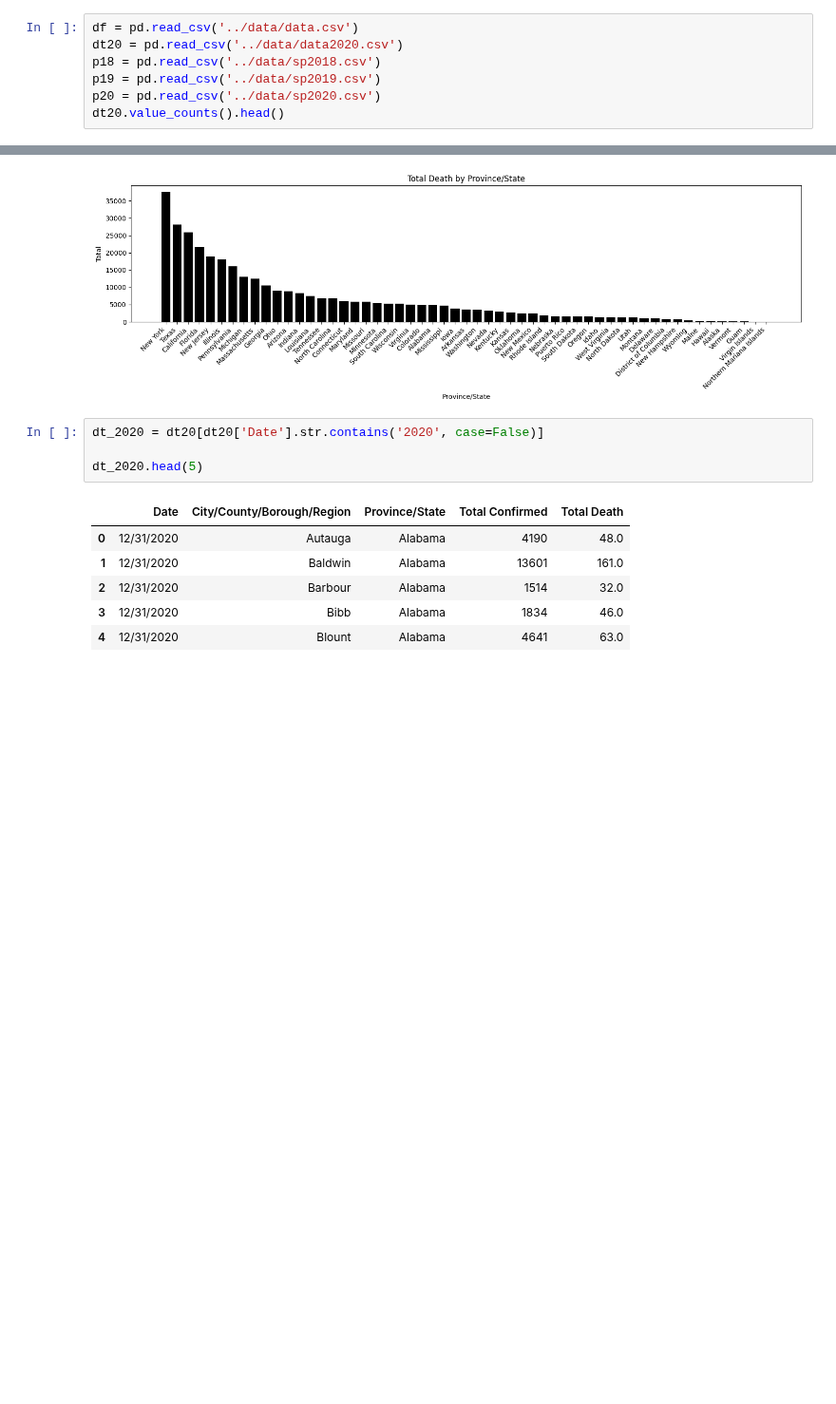
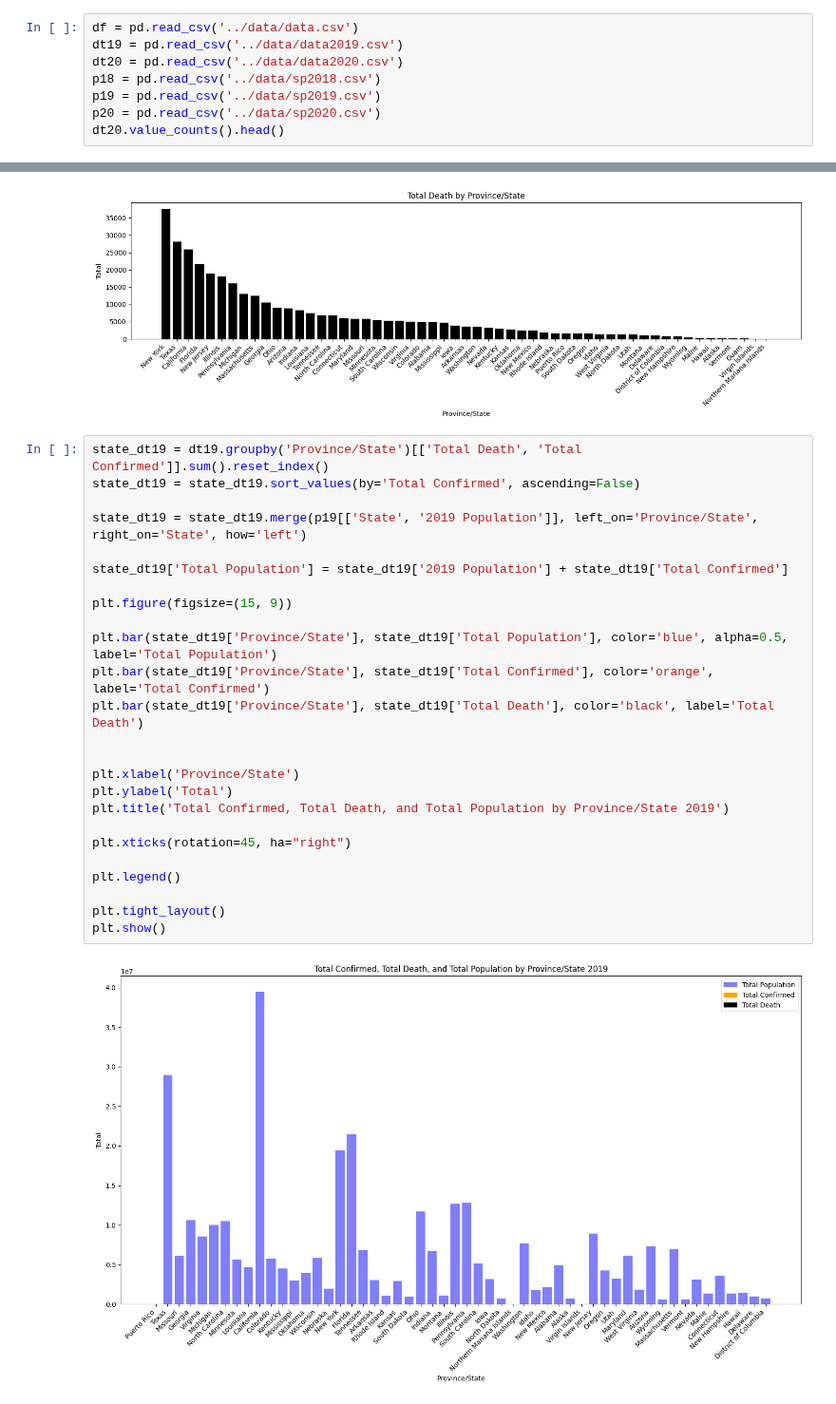
Before and after one commit to AppleBoiy/cs203-c19-analysis, a Jupyter notebook: code/ranking.ipynb, the cells around one changed output, grey strips where cells are left out. Shown at 95% size. Drawn from its saved outputs; the diff is of its cells as text; blank space fills up the shorter version.

```diff
--- a/code/ranking.ipynb
+++ b/code/ranking.ipynb
@@ -3,6 +3,7 @@ import pandas as pd
 import matplotlib.pyplot as plt
 # %%
 df = pd.read_csv('../data/data.csv')
+dt19 = pd.read_csv('../data/data2019.csv')
 dt20 = pd.read_csv('../data/data2020.csv')
 p18 = pd.read_csv('../data/sp2018.csv')
 p19 = pd.read_csv('../data/sp2019.csv')
@@ -55,14 +56,30 @@ plt.tight_layout()
 plt.show()
 # %% [output]
 [figure]
-# %%
-dt_2020 = dt20[dt20['Date'].str.contains('2020', case=False)]
-
-dt_2020.head(5)
-# %% [output]
-|  | Date | City/County/Borough/Region | Province/State | Total Confirmed | Total Death |
-| 0 | 12/31/2020 | Autauga | Alabama | 4190 | 48.0 |
-| 1 | 12/31/2020 | Baldwin | Alabama | 13601 | 161.0 |
-| 2 | 12/31/2020 | Barbour | Alabama | 1514 | 32.0 |
-| 3 | 12/31/2020 | Bibb | Alabama | 1834 | 46.0 |
-| 4 | 12/31/2020 | Blount | Alabama | 4641 | 63.0 |
+# %%
+state_dt19 = dt19.groupby('Province/State')[['Total Death', 'Total Confirmed']].sum().reset_index()
+state_dt19 = state_dt19.sort_values(by='Total Confirmed', ascending=False)
+
+state_dt19 = state_dt19.merge(p19[['State', '2019 Population']], left_on='Province/State', right_on='State', how='left')
+
+state_dt19['Total Population'] = state_dt19['2019 Population'] + state_dt19['Total Confirmed']
+
+plt.figure(figsize=(15, 9))
+
+plt.bar(state_dt19['Province/State'], state_dt19['Total Population'], color='blue', alpha=0.5, label='Total Population')
+plt.bar(state_dt19['Province/State'], state_dt19['Total Confirmed'], color='orange', label='Total Confirmed')
+plt.bar(state_dt19['Province/State'], state_dt19['Total Death'], color='black', label='Total Death')
+
+
+plt.xlabel('Province/State')
+plt.ylabel('Total')
+plt.title('Total Confirmed, Total Death, and Total Population by Province/State 2019')
+
+plt.xticks(rotation=45, ha="right")
+
+plt.legend()
+
+plt.tight_layout()
+plt.show()
+# %% [output]
+[figure, added]
```
Also changed, not shown: parts of 3 cells of this notebook.
